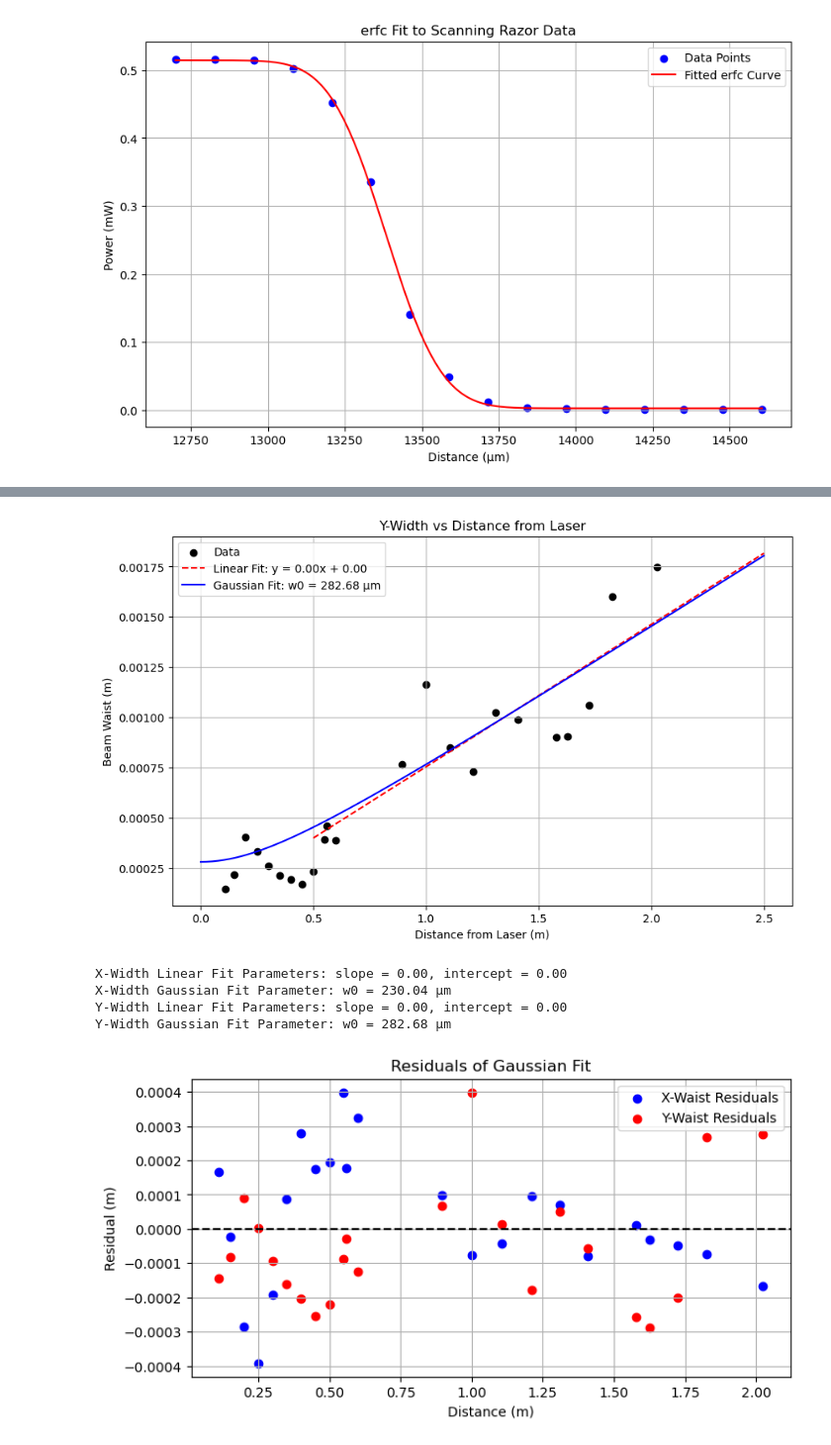
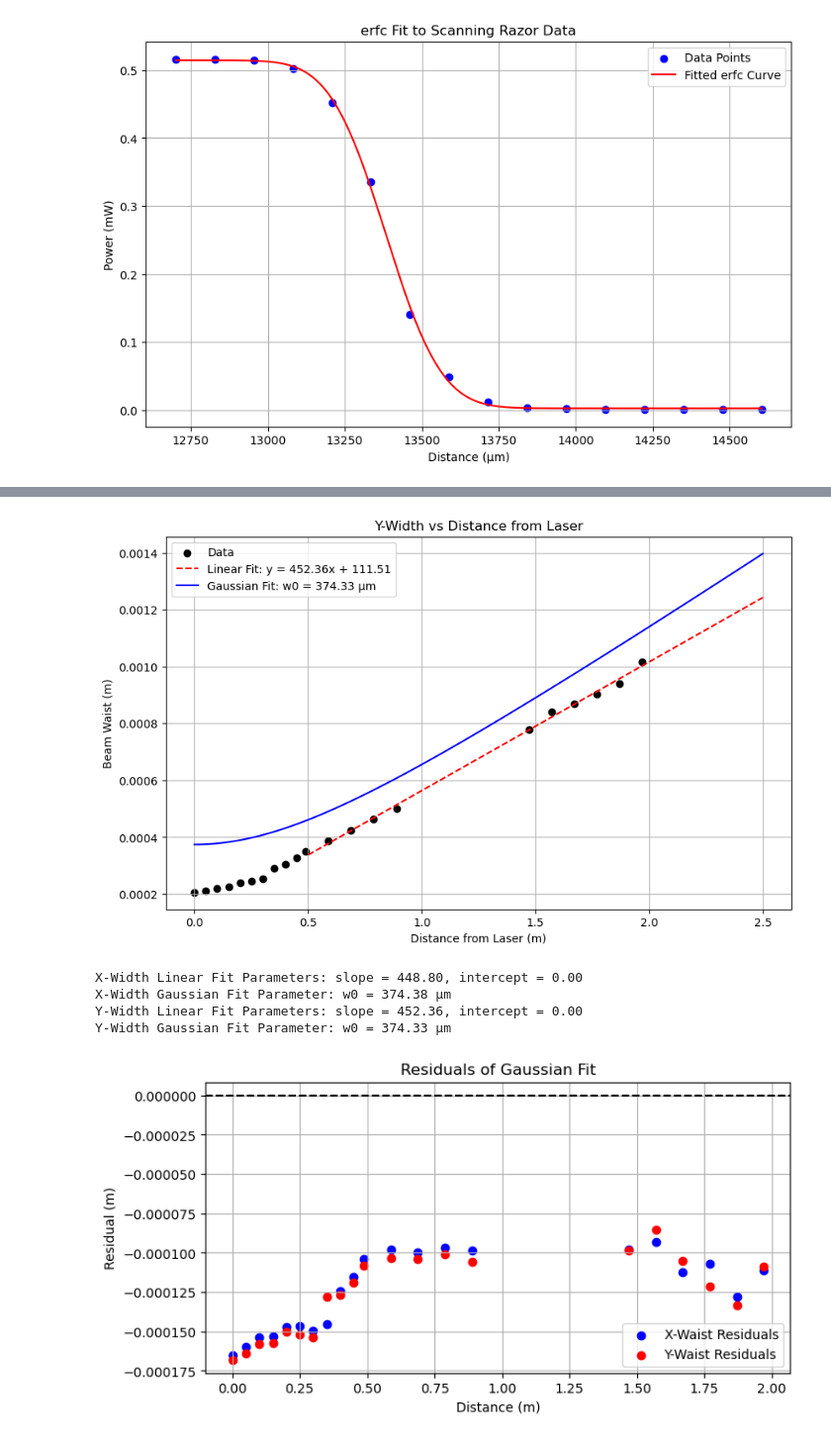
Before and after one commit to amenon83/Optics, a Jupyter notebook: Scratch/test.ipynb, the cells around one changed output, grey strips where cells are left out. Shown: that part at 99% size. Drawn from its saved outputs; the diff is of its cells as text; code cells hidden in the pictures.

```diff
--- a/Scratch/test.ipynb
+++ b/Scratch/test.ipynb
@@ -106,23 +106,16 @@ import numpy as np
 import matplotlib.pyplot as plt
 from scipy.optimize import curve_fit
 
-# Provided example data
-save_dist = np.array([560, 550, 500, 450, 400, 350, 300, 250, 200, 150, 110,
-                      600, 895, 1000, 1105, 1210, 1310, 1410, 1577.5, 1627.5,
-                      1725, 1827.5, 2025])
-save_xwaist = np.array([718.29, 932.24, 688.78, 631.65, 696.97, 470.59, 156.27,
-                        -74.474, 3.8524, 241.95, 416.24, 897.49, 914.57, 828.18,
-                        951.5, 1179.6, 1241.3, 1177.5, 1410.2, 1411.2, 1479.4,
-                        1542.9, 1621])
-save_ywaist = np.array([460.13, 394.97, 233.3, 171.8, 196.59, 214.93, 260.79,
-                        335.75, 407.1, 220.05, 148.66, 389.32, 765.46, 1165.2,
-                        851.72, 729.96, 1025.8, 988.53, 901.39, 906.76, 1060.6,
-                        1601.1, 1748.2])
+# Provided data
+save_dist = np.array([226, 276, 326, 376, 426, 476, 526, 576, 626, 676, 714, 814, 914, 1014, 1114, 1696, 1796, 1896, 1996, 2096, 2196])  # Distance in mm
+save_xwaist = np.array([209.344, 215.768, 224.665, 230.092, 242.302, 251.072, 257.977, 273.659, 307.357, 330.511, 353.572, 392.216, 427.087, 469.162, 508.568, 777.166, 831.053, 861.418, 916.692, 945.945, 1013.54])  # X-width in µm
+save_ywaist = np.array([206.363, 211.087, 220.194, 225.481, 239.543, 246.092, 253.839, 291.044, 304.863, 326.941, 349.081, 386.63, 422.738, 464.798, 501.221, 776.91, 839.214, 868.847, 902.159, 940.733, 1015.62])  # Y-width in µm
 
 # Convert distances to meters for consistency with the formula
 save_dist_m = save_dist / 1000  # Convert mm to meters
+save_dist_m -= save_dist_m[0]  # Normalize to start at zero
 save_xwaist_m = save_xwaist * 1e-6  # Convert micrometers to meters
-save_ywaist_m = save_ywaist * 1e-6
+save_ywaist_m = save_ywaist * 1e-6  # Convert micrometers to meters
 
 # Linear fit function
 def linear_fit(x, a, b):
@@ -143,11 +136,11 @@ def plot_fits(distances, x_waist, y_waist, title_suffix):
     # Perform Gaussian beam fit with bounds and different optimization method
     popt_gaussian_x, _ = curve_fit(
         gaussian_beam_fit, distances, x_waist,
-        p0=[300e-6], bounds=(1e-7, 1e-3), method='trf'
+        p0=[min(x_waist)], bounds=(1e-7, 500e-6), method='trf'
     )
     popt_gaussian_y, _ = curve_fit(
         gaussian_beam_fit, distances, y_waist,
-        p0=[300e-6], bounds=(1e-7, 1e-3), method='trf'
+        p0=[min(y_waist)], bounds=(1e-7, 500e-6), method='trf'
     )
 
     # Generate fitted values for plotting
@@ -162,7 +155,7 @@ def plot_fits(distances, x_waist, y_waist, title_suffix):
     # Plot for x-width
     plt.figure(figsize=(10, 6))
     plt.scatter(distances, x_waist, label='Data', color='black')
-    plt.plot(x_fit_linear, y_fit_linear_x, label=f'Linear Fit: y = {popt_linear_x[0]:.2f}x + {popt_linear_x[1]:.2f}', linestyle='--', color='red')
+    plt.plot(x_fit_linear, y_fit_linear_x, label=f'Linear Fit: y = {popt_linear_x[0]*1e6:.2f}x + {popt_linear_x[1]*1e6:.2f}', linestyle='--', color='red')
     plt.plot(x_fit_gaussian, y_fit_gaussian_x, label=f'Gaussian Fit: w0 = {popt_gaussian_x[0]*1e6:.2f} µm', linestyle='-', color='blue')
     plt.xlabel('Distance from Laser (m)')
     plt.ylabel('Beam Waist (m)')
@@ -174,7 +167,7 @@ def plot_fits(distances, x_waist, y_waist, title_suffix):
     # Plot for y-width
     plt.figure(figsize=(10, 6))
     plt.scatter(distances, y_waist, label='Data', color='black')
-    plt.plot(x_fit_linear, y_fit_linear_y, label=f'Linear Fit: y = {popt_linear_y[0]:.2f}x + {popt_linear_y[1]:.2f}', linestyle='--', color='red')
+    plt.plot(x_fit_linear, y_fit_linear_y, label=f'Linear Fit: y = {popt_linear_y[0]*1e6:.2f}x + {popt_linear_y[1]*1e6:.2f}', linestyle='--', color='red')
     plt.plot(x_fit_gaussian, y_fit_gaussian_y, label=f'Gaussian Fit: w0 = {popt_gaussian_y[0]*1e6:.2f} µm', linestyle='-', color='blue')
     plt.xlabel('Distance from Laser (m)')
     plt.ylabel('Beam Waist (m)')
@@ -184,9 +177,9 @@ def plot_fits(distances, x_waist, y_waist, title_suffix):
     plt.show()
 
     # Print the fit parameters
-    print(f"X-Width Linear Fit Parameters: slope = {popt_linear_x[0]:.2f}, intercept = {popt_linear_x[1]:.2f}")
+    print(f"X-Width Linear Fit Parameters: slope = {popt_linear_x[0]*1e6:.2f}, intercept = {popt_linear_x[1]:.2f}")
     print(f"X-Width Gaussian Fit Parameter: w0 = {popt_gaussian_x[0]*1e6:.2f} µm")
-    print(f"Y-Width Linear Fit Parameters: slope = {popt_linear_y[0]:.2f}, intercept = {popt_linear_y[1]:.2f}")
+    print(f"Y-Width Linear Fit Parameters: slope = {popt_linear_y[0]*1e6:.2f}, intercept = {popt_linear_y[1]:.2f}")
     print(f"Y-Width Gaussian Fit Parameter: w0 = {popt_gaussian_y[0]*1e6:.2f} µm")
 
     # Residual Analysis
@@ -211,9 +204,9 @@ plot_fits(save_dist_m, save_xwaist_m, save_ywaist_m, "vs Distance from Laser")
-[figure, old version]
+[figure, new version]
-X-Width Linear Fit Parameters: slope = 0.00, intercept = 0.00
-X-Width Gaussian Fit Parameter: w0 = 230.04 µm
-Y-Width Linear Fit Parameters: slope = 0.00, intercept = 0.00
-Y-Width Gaussian Fit Parameter: w0 = 282.68 µm
+X-Width Linear Fit Parameters: slope = 448.80, intercept = 0.00
+X-Width Gaussian Fit Parameter: w0 = 374.38 µm
+Y-Width Linear Fit Parameters: slope = 452.36, intercept = 0.00
+Y-Width Gaussian Fit Parameter: w0 = 374.33 µm
-[figure, old version]
+[figure, new version]
 # %%
 import numpy as np
 import matplotlib.pyplot as plt
```
Also changed, not shown: parts of 3 cells of this notebook, 3 other files.
